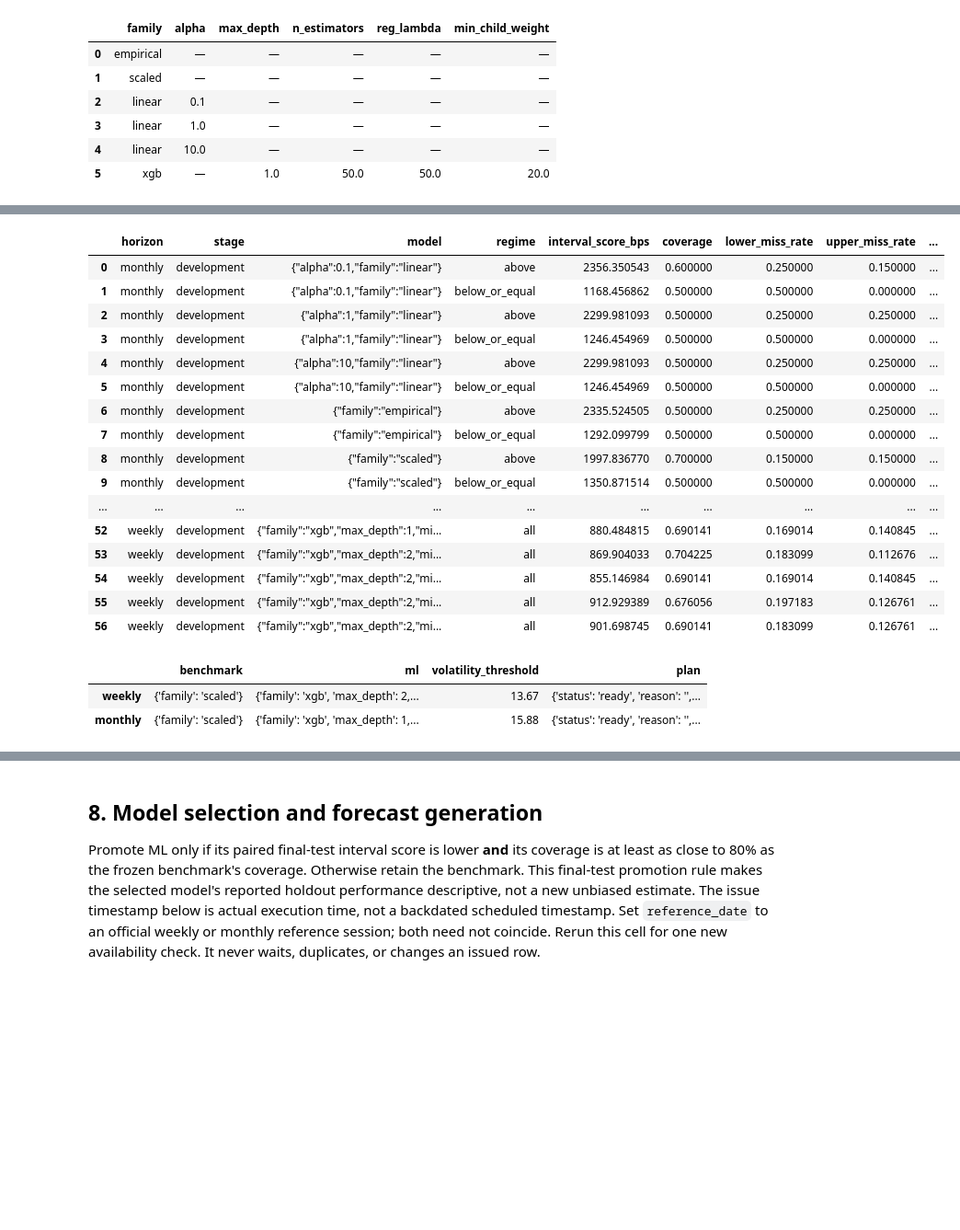
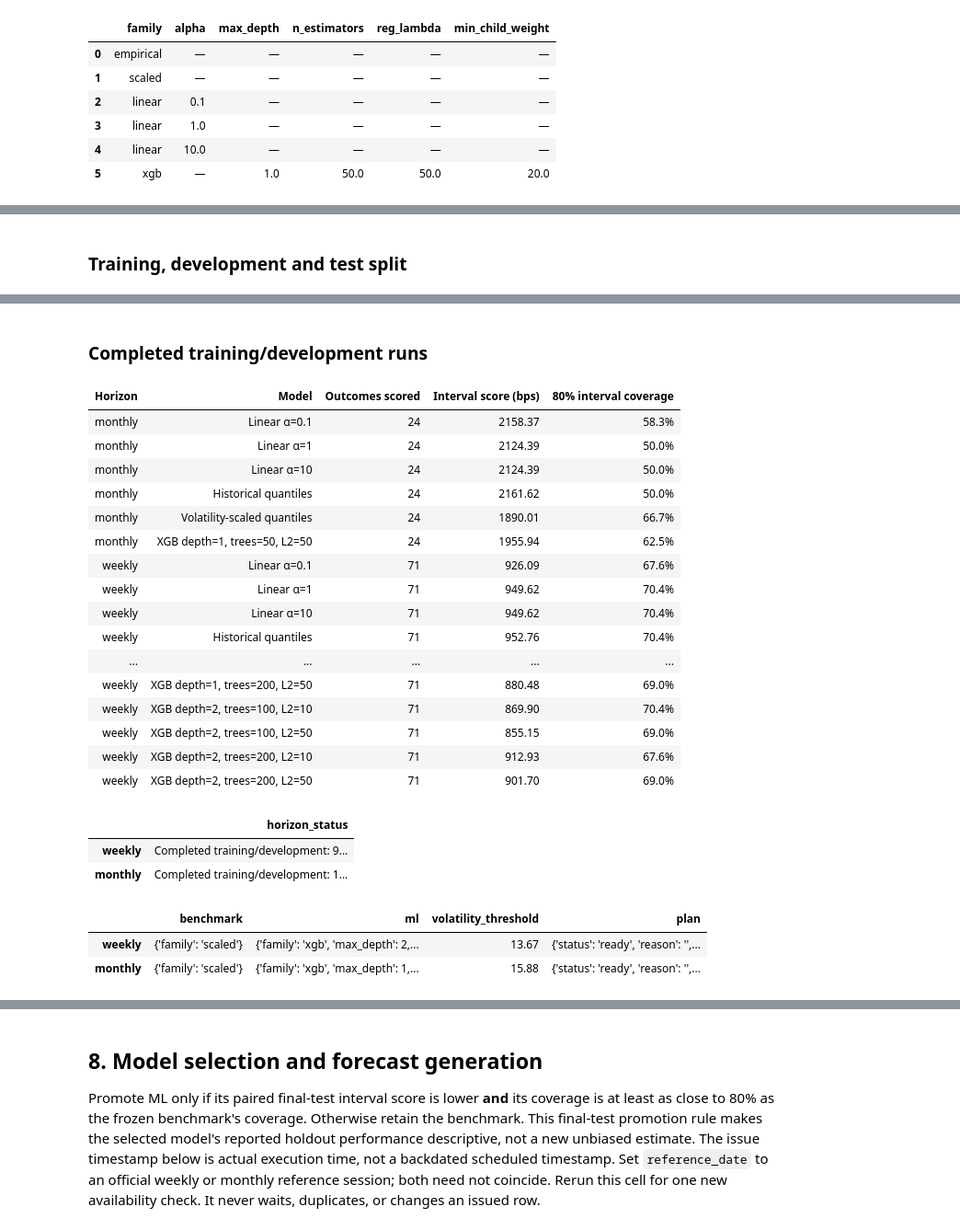
Before and after one commit to jsubramanian5-cmd/predictspxml, a Jupyter notebook: notebooks/spx_forecast.ipynb, the cells around one changed output, grey strips where cells are left out. Shown at 92% size. Drawn from its saved outputs; the diff is of its cells as text; code cells hidden in the pictures; blank space fills up the shorter version.

```diff
--- a/notebooks/spx_forecast.ipynb
+++ b/notebooks/spx_forecast.ipynb
@@ -44,6 +44,26 @@ from spx_forecast.backtest import metrics, model_key
 from spx_forecast.features import FEATURES
 plots.style()
 pd.set_option('display.max_colwidth', 100)
+
+def show_run_progress(event):
+    if event['completed'] == 1 or event['completed'] == event['total'] or event['completed'] % 10 == 0:
+        stage = 'training/development' if event['stage'] == 'development' else 'training/final test'
+        print(f"{event['horizon'].title()} {stage}: {event['completed']}/{event['total']} expirations complete; "
+              f"{event['models']} configurations per expiration; {event['training_count']} past outcomes in latest fit", flush=True)
+
+def show_run_results(predictions, title):
+    display(Markdown(f'### {title}'))
+    if predictions.empty:
+        display(Markdown('**No completed runs in this stage. Check the horizon status below.**'))
+        return
+    summary = metrics(predictions)
+    summary = summary.loc[summary.regime.eq('all'),
+                          ['horizon', 'model', 'count', 'interval_score_bps', 'coverage']].copy()
+    summary['model'] = summary.model.map(plots.label)
+    summary = summary.rename(columns={'horizon': 'Horizon', 'model': 'Model', 'count': 'Outcomes scored',
+                                      'interval_score_bps': 'Interval score (bps)', 'coverage': '80% interval coverage'})
+    display(summary.style.hide(axis='index').format({'Interval score (bps)': '{:.2f}', '80% interval coverage': '{:.1%}'}))
+
 display(pd.Series(dependency_versions(), name='installed_version').to_frame())
 display(Markdown('CPU models use one XGBoost thread. Missing model dependencies prevent model selection; source audits still run.'))
 # %% [output]
@@ -205,8 +230,15 @@ initial training window's fixed median VIX9D (weekly) or VIX (monthly).
 # %%
-workflow.development(CONFIG, state)
+display(Markdown('### Training, development and test split'))
+display(workflow.split_summary(state))
+print('START: training + development evaluation', flush=True)
+workflow.development(CONFIG, state, progress=show_run_progress)
 development_predictions = workflow.predictions(state, 'development')
 development_metrics = metrics(development_predictions)
+show_run_results(development_predictions, 'Completed training/development runs')
 display(pd.Series(state['statuses'], name='horizon_status').to_frame())
-display(development_metrics)
 display(pd.DataFrame(state['frozen']).T)
+figure = plots.actual_vs_prediction(development_predictions, state['frozen'], 'development')
+figure.savefig(CONFIG.output / 'development_actual_vs_prediction.png', bbox_inches='tight')
+plt.show()
 # %% [output]
+### Training, development and test split
@@ -216,20 +266,24 @@ display(pd.DataFrame(state['frozen']).T)
+### Completed training/development runs
-|  | horizon | stage | model | regime | interval_score_bps | coverage | lower_miss_rate | upper_miss_rate | ... |
-| 0 | monthly | development | {"alpha":0.1,"family":"linear"} | above | 2356.350543 | 0.600000 | 0.250000 | 0.150000 | ... |
-| 1 | monthly | development | {"alpha":0.1,"family":"linear"} | below_or_equal | 1168.456862 | 0.500000 | 0.500000 | 0.000000 | ... |
-| 2 | monthly | development | {"alpha":1,"family":"linear"} | above | 2299.981093 | 0.500000 | 0.250000 | 0.250000 | ... |
-| 3 | monthly | development | {"alpha":1,"family":"linear"} | below_or_equal | 1246.454969 | 0.500000 | 0.500000 | 0.000000 | ... |
-| 4 | monthly | development | {"alpha":10,"family":"linear"} | above | 2299.981093 | 0.500000 | 0.250000 | 0.250000 | ... |
-| 5 | monthly | development | {"alpha":10,"family":"linear"} | below_or_equal | 1246.454969 | 0.500000 | 0.500000 | 0.000000 | ... |
-| 6 | monthly | development | {"family":"empirical"} | above | 2335.524505 | 0.500000 | 0.250000 | 0.250000 | ... |
-| 7 | monthly | development | {"family":"empirical"} | below_or_equal | 1292.099799 | 0.500000 | 0.500000 | 0.000000 | ... |
-| 8 | monthly | development | {"family":"scaled"} | above | 1997.836770 | 0.700000 | 0.150000 | 0.150000 | ... |
-| 9 | monthly | development | {"family":"scaled"} | below_or_equal | 1350.871514 | 0.500000 | 0.500000 | 0.000000 | ... |
-| ... | ... | ... | ... | ... | ... | ... | ... | ... | ... |
-| 52 | weekly | development | {"family":"xgb","max_depth":1,"mi... | all | 880.484815 | 0.690141 | 0.169014 | 0.140845 | ... |
-| 53 | weekly | development | {"family":"xgb","max_depth":2,"mi... | all | 869.904033 | 0.704225 | 0.183099 | 0.112676 | ... |
-| 54 | weekly | development | {"family":"xgb","max_depth":2,"mi... | all | 855.146984 | 0.690141 | 0.169014 | 0.140845 | ... |
-| 55 | weekly | development | {"family":"xgb","max_depth":2,"mi... | all | 912.929389 | 0.676056 | 0.197183 | 0.126761 | ... |
-| 56 | weekly | development | {"family":"xgb","max_depth":2,"mi... | all | 901.698745 | 0.690141 | 0.183099 | 0.126761 | ... |
+| Horizon | Model | Outcomes scored | Interval score (bps) | 80% interval coverage |
+| monthly | Linear α=0.1 | 24 | 2158.37 | 58.3% |
+| monthly | Linear α=1 | 24 | 2124.39 | 50.0% |
+| monthly | Linear α=10 | 24 | 2124.39 | 50.0% |
+| monthly | Historical quantiles | 24 | 2161.62 | 50.0% |
+| monthly | Volatility-scaled quantiles | 24 | 1890.01 | 66.7% |
+| monthly | XGB depth=1, trees=50, L2=50 | 24 | 1955.94 | 62.5% |
+| weekly | Linear α=0.1 | 71 | 926.09 | 67.6% |
+| weekly | Linear α=1 | 71 | 949.62 | 70.4% |
+| weekly | Linear α=10 | 71 | 949.62 | 70.4% |
+| weekly | Historical quantiles | 71 | 952.76 | 70.4% |
+| ... | ... | ... | ... | ... |
+| weekly | XGB depth=1, trees=200, L2=50 | 71 | 880.48 | 69.0% |
+| weekly | XGB depth=2, trees=100, L2=10 | 71 | 869.90 | 70.4% |
+| weekly | XGB depth=2, trees=100, L2=50 | 71 | 855.15 | 69.0% |
+| weekly | XGB depth=2, trees=200, L2=10 | 71 | 912.93 | 67.6% |
+| weekly | XGB depth=2, trees=200, L2=50 | 71 | 901.70 | 69.0% |
-|  | benchmark | ml | volatility_threshold | plan |
-| weekly | {'family': 'scaled'} | {'family': 'xgb', 'max_depth': 2,... | 13.67 | {'status': 'ready', 'reason': '',... |
-| monthly | {'family': 'scaled'} | {'family': 'xgb', 'max_depth': 1,... | 15.88 | {'status': 'ready', 'reason': '',... |
+|  | horizon_status |
+| weekly | Completed training/development: 9... |
+| monthly | Completed training/development: 1... |
+|  | benchmark | ml | volatility_threshold | plan |
+| weekly | {'family': 'scaled'} | {'family': 'xgb', 'max_depth': 2,... | 13.67 | {'status': 'ready', 'reason': '',... |
+| monthly | {'family': 'scaled'} | {'family': 'xgb', 'max_depth': 1,... | 15.88 | {'status': 'ready', 'reason': '',... |
```
Also changed, not shown: parts of 8 cells of this notebook.
